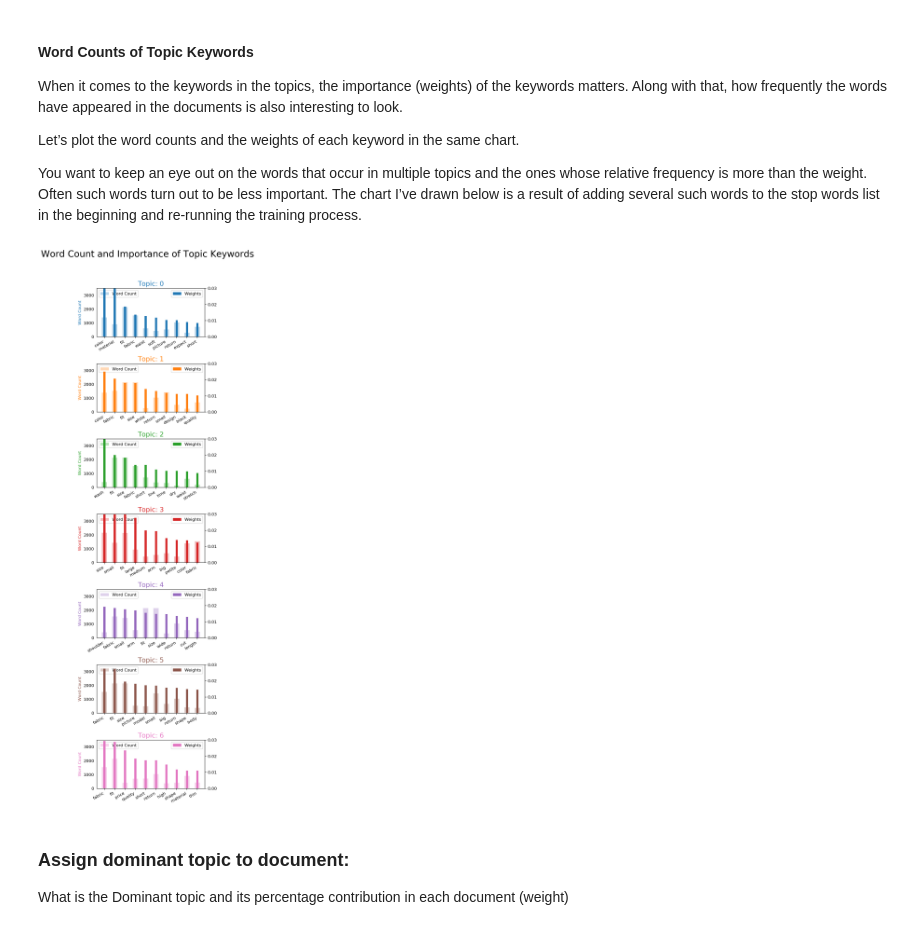
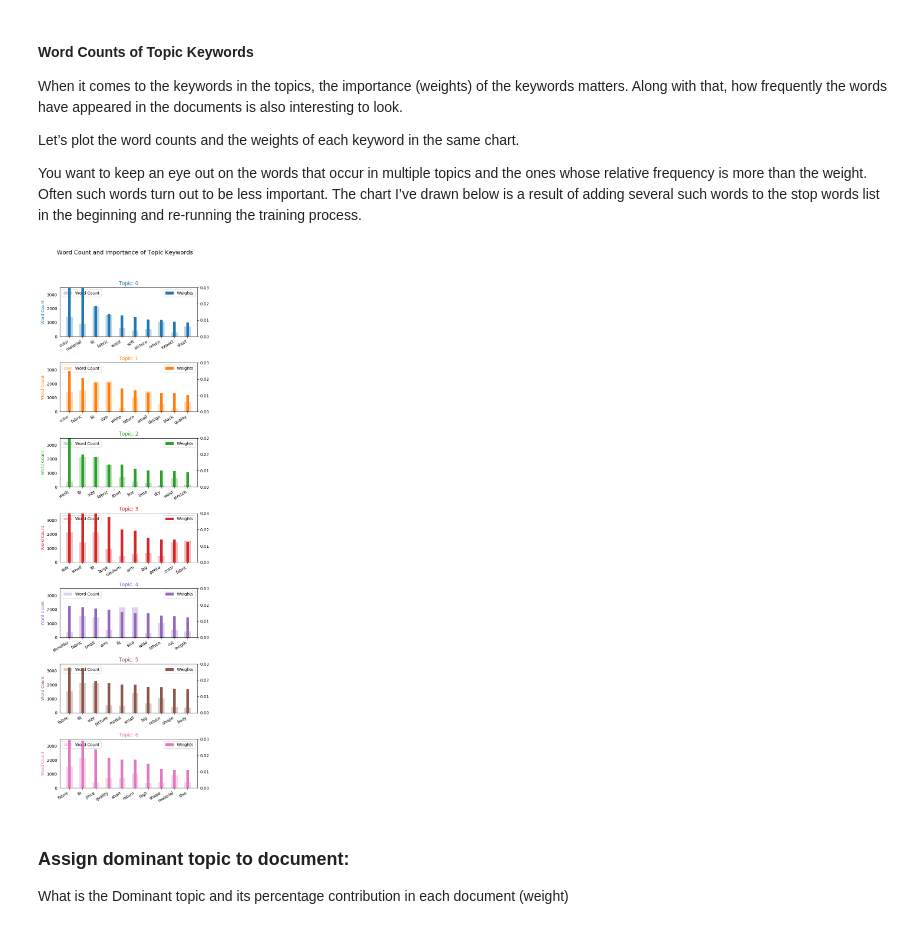
Before and after one commit to loandangnt/women-clothing, a Jupyter notebook: LDA_modelling.ipynb, the cells around one changed output. Saved outputs shown, nothing was run; the diff lists cells and outputs as text; code cells hidden in the pictures.

```diff
--- a/LDA_modelling.ipynb
+++ b/LDA_modelling.ipynb
@@ -104,13 +39,0 @@ df2['Review_Text_cleaned'].dropna(inplace=True)
-# %%
-#Tokenize
-from nltk.tokenize import sent_tokenize
-df2['Review_Text_sentences'] = df2['Review_Text_cleaned'].apply(sent_tokenize)
-
-from nltk.tokenize import word_tokenize
-import nltk
-nltk.download('punkt')
-w_tokenizer = nltk.tokenize.WhitespaceTokenizer()
-
-def token_text(text):
-    return [w_tokenizer.tokenize(w) for w in text]
-df2['Review_Text_tokenized'] = df2['Review_Text_sentences'].apply(token_text)
@@ -120,11 +39,0 @@ df2['Review_Text_tokenized'] = df2['Review_Text_sentences'].apply(token_text)
-# %%
-#POS tagging
-from nltk import pos_tag
-
-# def pos_tag(text):
-#     return [pos_tag(w) for w in text]
-# df2['Review_Text_postag'] = df2['Review_Text_sentences'].apply(pos_tag) ## This function results in an
-#                                                                            ## error "Maximum recursion"
-
-df2['Review_Text_postag'] = df2['Review_Text_tokenized'].apply(lambda sentence:
-                        [pos_tag(token) for token in sentence])
@@ -158,7 +39,0 @@ def lemmatize_text(text):
-# %%
-df2['Review_Text_lemmatized'] = df2['Review_Text_postag'].apply(lemmatize_text)
-# %%
-from itertools import chain
-df2['tokens'] = df2['Review_Text_lemmatized'].map(lambda sentences: list(chain.from_iterable(sentences)))
-df2['tokens'] = df2['tokens'].map(lambda tokens: [token.lower() for token in tokens if token.isalpha()
-                                                    and token.lower() not in stop_words and len(token)>1])
@@ -387,35 +273,35 @@ You want to keep an eye out on the words that occur in multiple topics and the o
 # %%
 from collections import Counter
 topics = lda_model.show_topics(formatted=False)
 data_flat = [w for w_list in list_of_list_of_tokens for w in w_list]
 counter = Counter(data_flat)
 
 out = []
 for i, topic in topics:
     for word, weight in topic:
         out.append([word, i , weight, counter[word]])
 
 df = pd.DataFrame(out, columns=['word', 'topic_id', 'importance', 'word_count'])
 
 # Plot Word Count and Weights of Topic Keywords
-fig, axes = plt.subplots(7, 1, figsize=(5,18), sharey=True, dpi=160)
+fig, axes = plt.subplots(7, 1, figsize=(6,18), sharey=True, dpi=100)
 cols = [color for name, color in mcolors.TABLEAU_COLORS.items()]
 for i, ax in enumerate(axes.flatten()):
     ax.bar(x='word', height="word_count", data=df.loc[df.topic_id==i, :], color=cols[i], width=0.5, alpha=0.3, label='Word Count')
     ax_twin = ax.twinx()
     ax_twin.bar(x='word', height="importance", data=df.loc[df.topic_id==i, :], color=cols[i], width=0.2, label='Weights')
     ax.set_ylabel('Word Count', color=cols[i])
     ax_twin.set_ylim(0, 0.030); ax.set_ylim(0, 3500)
-    ax.set_title('Topic: ' + str(i), color=cols[i], fontsize=16)
+    ax.set_title('Topic: ' + str(i), color=cols[i], fontsize=12)
     ax.tick_params(axis='y', left=False)
     ax.set_xticklabels(df.loc[df.topic_id==i, 'word'], rotation=30, horizontalalignment= 'right')
     ax.legend(loc='upper left'); ax_twin.legend(loc='upper right')
 
 fig.tight_layout(w_pad=2)
-fig.suptitle('Word Count and Importance of Topic Keywords', fontsize=22, y=1.05)
+fig.suptitle('Word Count and Importance of Topic Keywords', fontsize=14, y=1.05)
 plt.show()
 # %% [output]
-[figure, old version]
+[figure, new version]
 # %%
 # Save model to disk.
 # temp_file = datapath("model")
```
Also changed, not shown: parts of 49 cells of this notebook.
